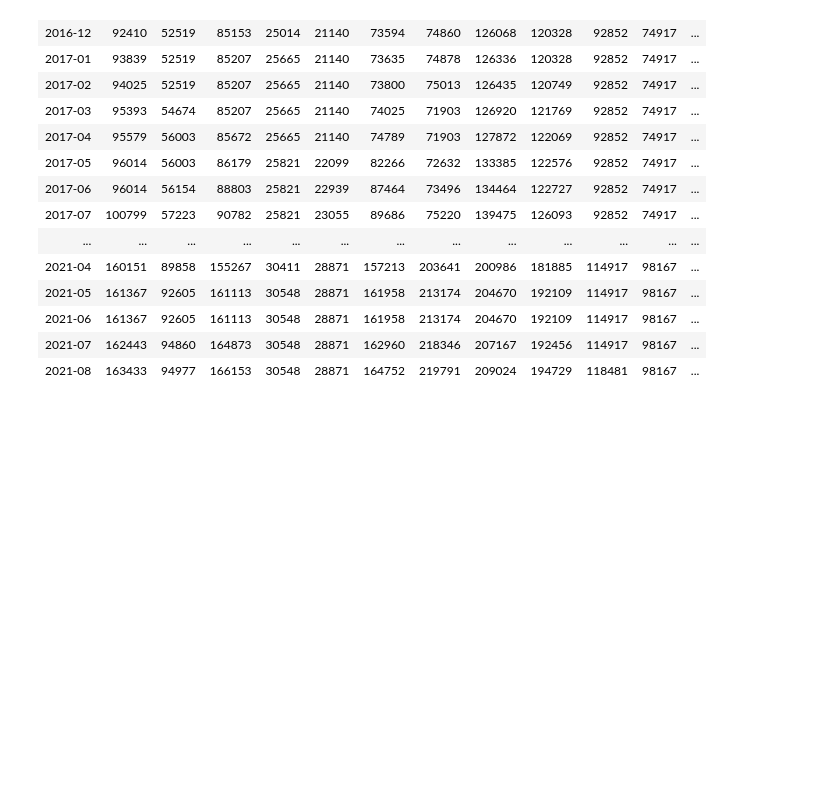
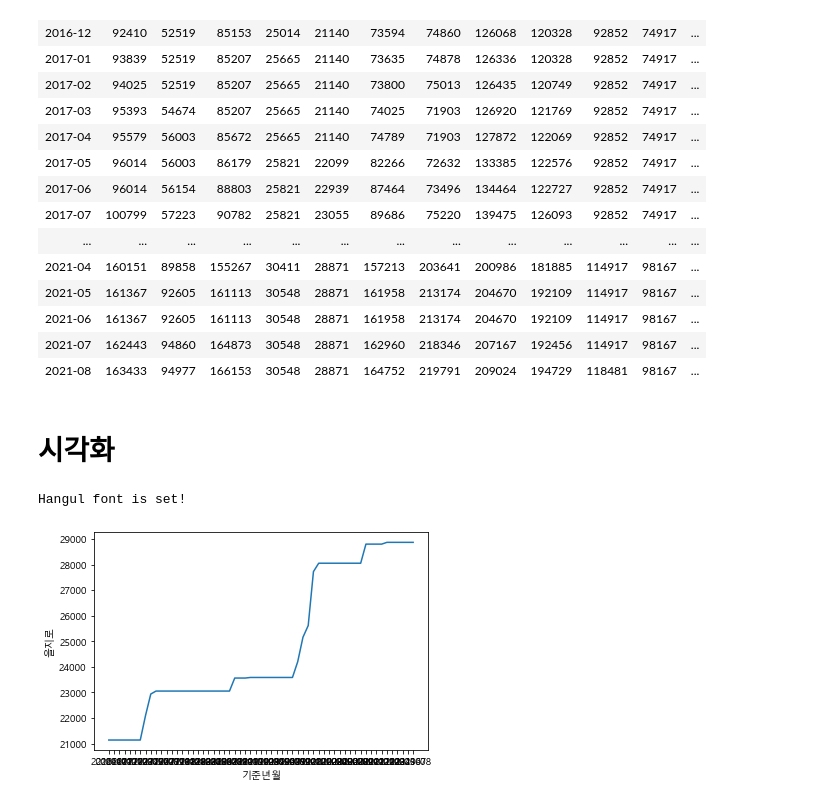
Before and after one commit to dongyoung0/toy_project, a Jupyter notebook: 부동산.ipynb, the cells around one changed output. Cells and saved outputs as stored; diff of their text form; code cells hidden in the pictures; blank space fills up the shorter version.

```diff
--- a/부동산.ipynb
+++ b/부동산.ipynb
@@ -83,6 +83,7 @@ sise(dong)
 def sise(dong, period=2):
     '''
     시세 데이터를 크롤링 하는 함수.
+    국민은행 리브부동산 이용 : https://kbland.kr/
     dong : 검색하고 싶은 지역의 법정동 명
     period : 기간 설정 (1: 최근 3년간, 2: 최근 5년간, 3: 전체)
     '''
@@ -156,3 +157,28 @@ df_total
 | 2021-06 | 161367 | 92605 | 161113 | 30548 | 28871 | 161958 | 213174 | 204670 | 192109 | 114917 | 98167 | ... |
 | 2021-07 | 162443 | 94860 | 164873 | 30548 | 28871 | 162960 | 218346 | 207167 | 192456 | 114917 | 98167 | ... |
 | 2021-08 | 163433 | 94977 | 166153 | 30548 | 28871 | 164752 | 219791 | 209024 | 194729 | 118481 | 98167 | ... |
+# %% [markdown]
+# 시각화
+# %%
+#한글폰트
+import platform
+from matplotlib import font_manager, rc
+import matplotlib.font_manager as fm
+
+plt.rcParams['axes.unicode_minus'] = False
+
+if platform.system() == 'Darwin':
+    f_path = '/Library/Fonts/Arial Unicode.ttf'
+elif platform.system() == 'Windows':
+    f_path = 'c:/Windows/Fonts/malgun.ttf'
+font_name = font_manager.FontProperties(fname=f_path).get_name()
+rc('font', family=font_name)
+
+print('Hangul font is set!')
+# %% [output]
+Hangul font is set!
+# %%
+sns.lineplot(x=df_total.index,  y='을지로', data = df_total)
+plt.savefig('data/부동산/을지로.png')
+# %% [output]
+[figure, added]
```
Also changed, not shown: parts of 13 cells of this notebook, 1 other file.
